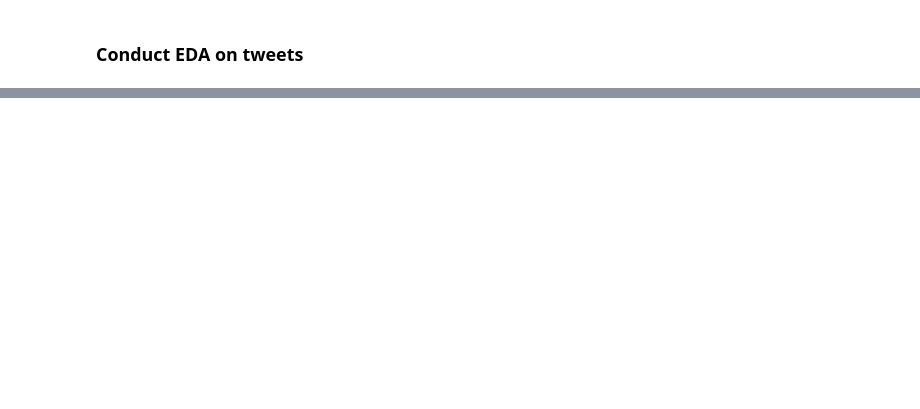
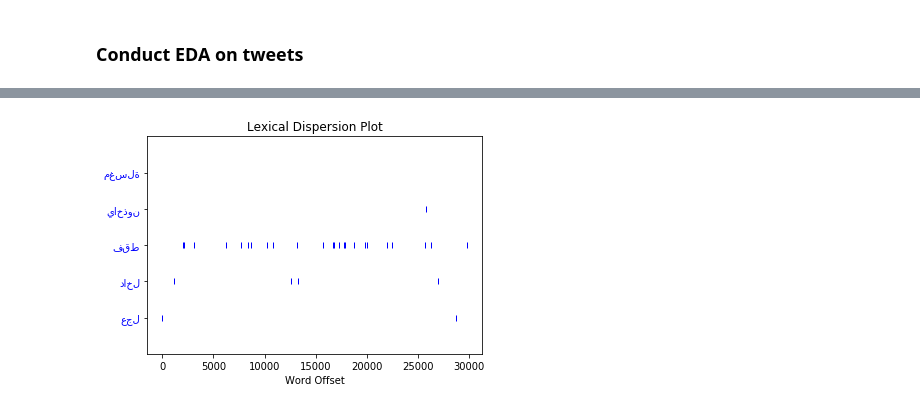
Before and after one commit to telsahy/capstone-35, a Jupyter notebook: eda/EDA_notebook.ipynb, the cells around one changed output, grey strips where cells are left out. Cells and saved outputs as stored; diff of their text form; code cells hidden in the pictures; blank space fills up the shorter version.

```diff
--- a/eda/EDA_notebook.ipynb
+++ b/eda/EDA_notebook.ipynb
@@ -182,3 +196,5 @@ fdist1.plot(50, cumulative=True)
 # %%
-text_eda.dispersion_plot([u"مغسلة", "ياخذون", "فقط", "داخل", "عايز"])
+text_eda.dispersion_plot([u"مغسلة", "ياخذون", "فقط", "داخل", "عجل"])
+# %% [output]
+[figure, added]
 # %%
```
Also changed, not shown: parts of 23 cells of this notebook.
